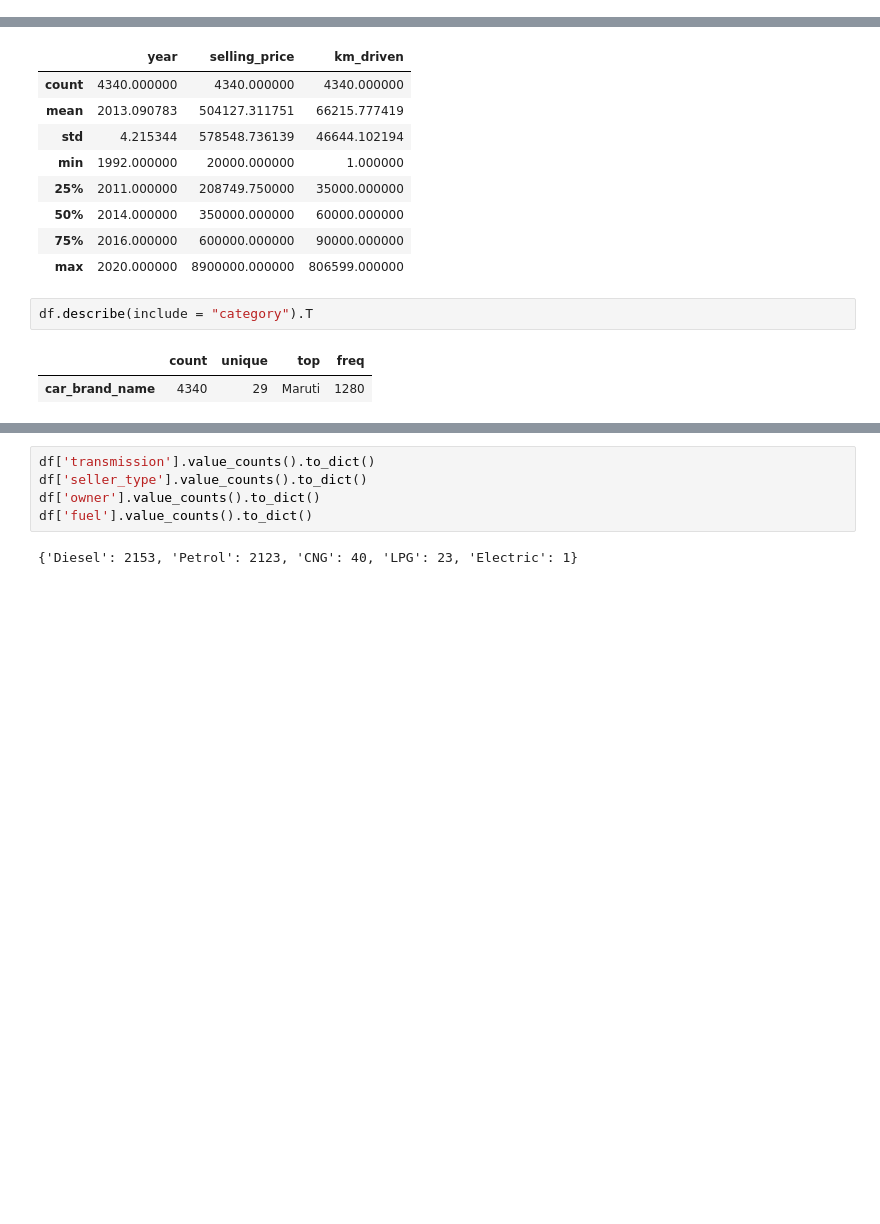
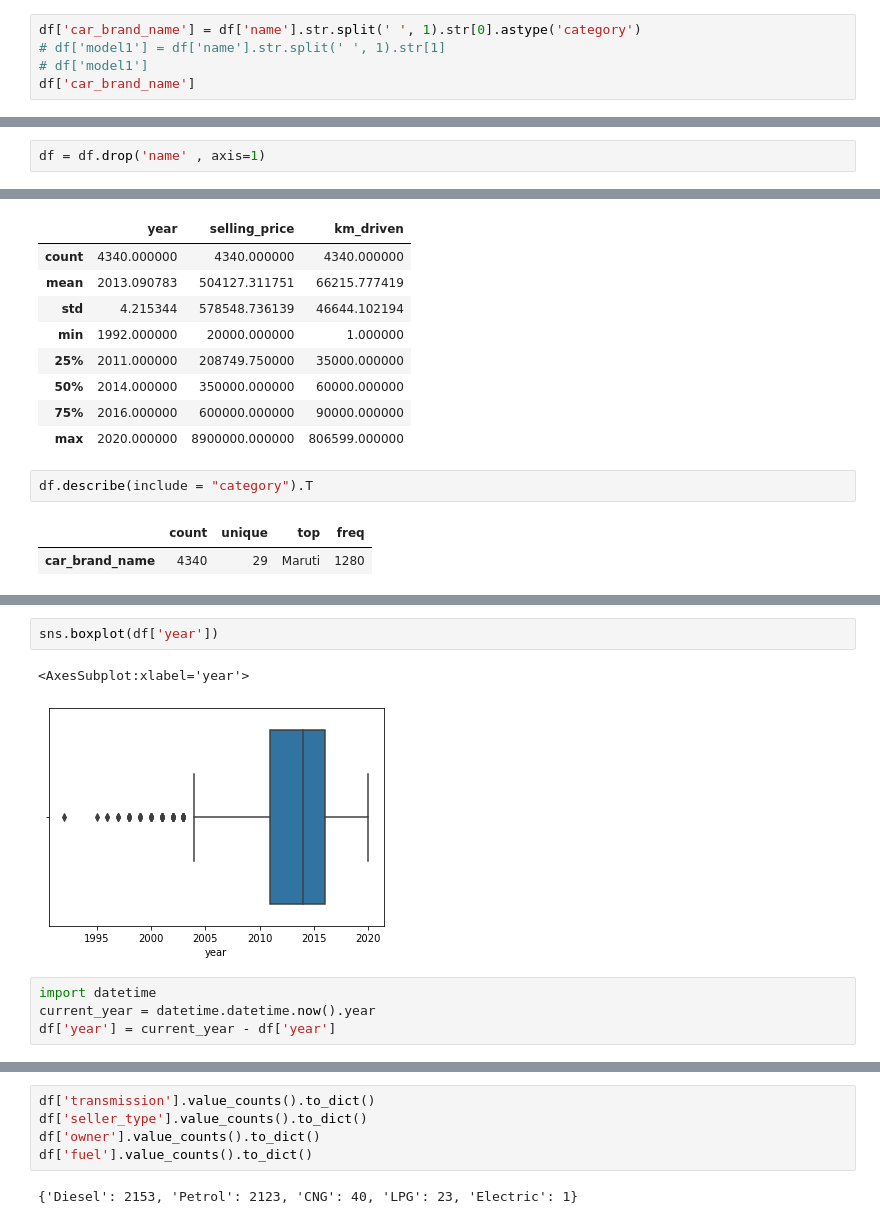
Before and after one commit to leenalohar/Prediction_car_price, a Jupyter notebook: project_app/Car Dekho.ipynb, the cells around one changed output, grey strips where cells are left out. Cells and saved outputs as stored; diff of their text form; blank space fills up the shorter version.

```diff
--- a/project_app/Car Dekho.ipynb
+++ b/project_app/Car Dekho.ipynb
@@ -47,0 +64,5 @@ Index(['name', 'year', 'selling_price', 'km_driven', 'fuel', 'seller_type',
+# %%
+df['car_brand_name'] = df['name'].str.split(' ', 1).str[0].astype('category')
+# df['model1'] = df['name'].str.split(' ', 1).str[1]
+# df['model1']
+df['car_brand_name']
@@ -47,0 +93,2 @@ Index(['name', 'year', 'selling_price', 'km_driven', 'fuel', 'seller_type',
+# %%
+df = df.drop('name' , axis=1)
@@ -143,0 +210,9 @@ Name: car_brand_name, dtype: int64
+# %%
+sns.boxplot(df['year'])
+# %% [output]
+<AxesSubplot:xlabel='year'>
+[figure, added]
+# %%
+import datetime
+current_year = datetime.datetime.now().year
+df['year'] = current_year - df['year']
```
Also changed, not shown: parts of 39 cells of this notebook, 5 other files.
